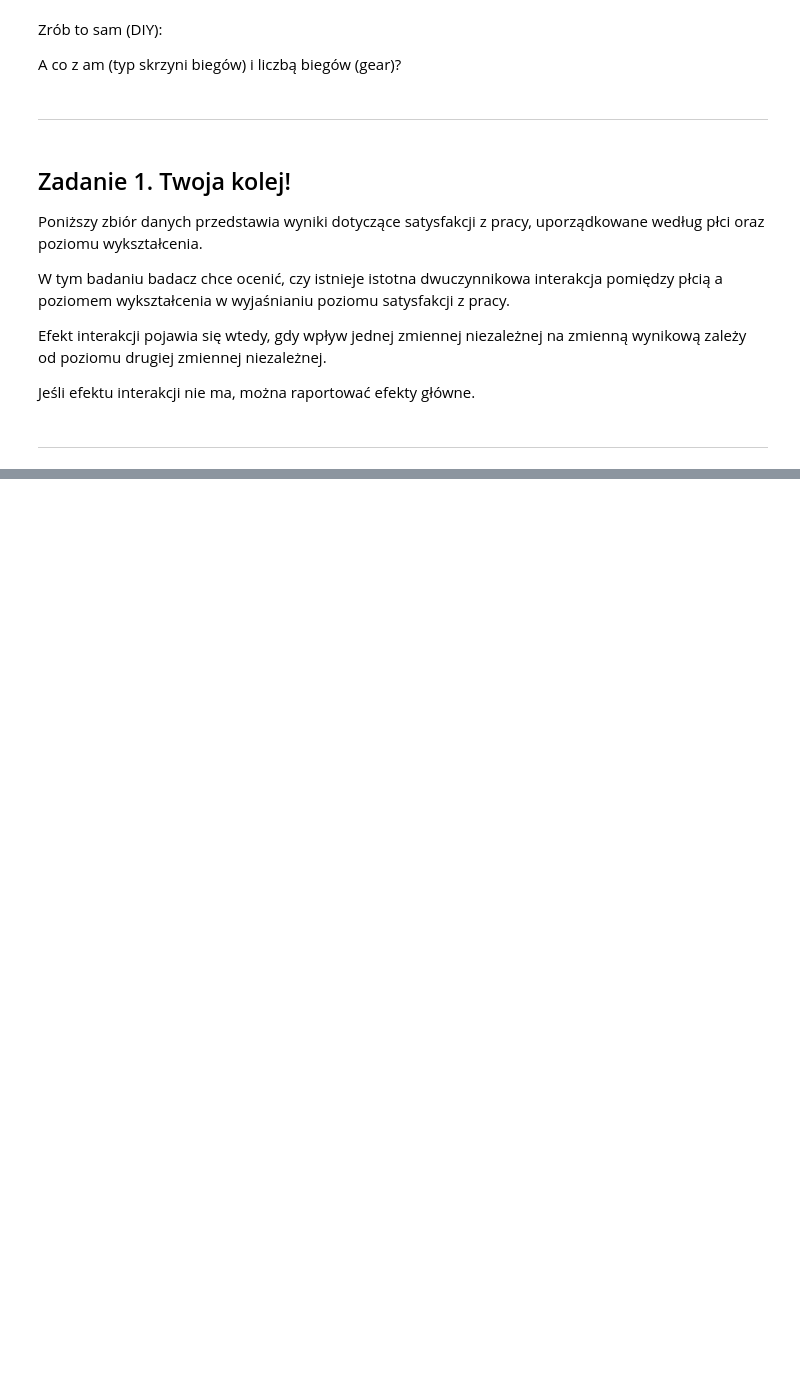
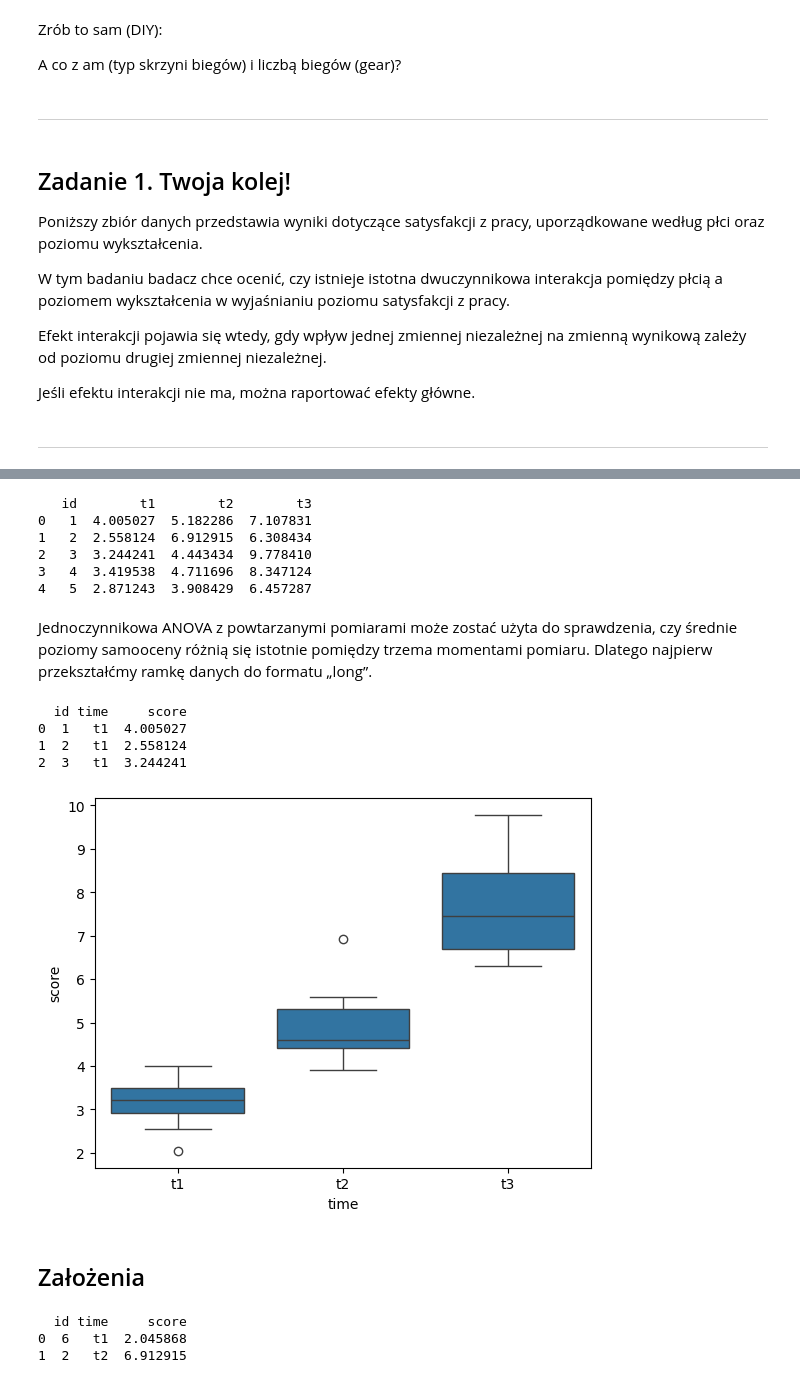
Before and after one commit to rk404/sadKF, a Jupyter notebook: 14-Anova.ipynb, the cells around one changed output, grey strips where cells are left out. Cells and saved outputs as stored; diff of their text form; code cells hidden in the pictures; blank space fills up the shorter version.

Commit message:
anova

```diff
--- a/14-Anova.ipynb
+++ b/14-Anova.ipynb
@@ -319,0 +387,72 @@ jobsatisfaction = pd.read_csv(url)
+# %%
+import pandas as pd
+
+# Adres URL do pliku CSV
+url = "https://github.com/kflisikowski/ds/raw/master/selfesteem.csv"
+
+# Wczytanie danych do DataFrame
+selfesteem = pd.read_csv(url)
+
+# Wyświetlenie pierwszych kilku wierszy danych
+print(selfesteem.head())
+# %% [output]
+   id        t1        t2        t3
+0   1  4.005027  5.182286  7.107831
+1   2  2.558124  6.912915  6.308434
+2   3  3.244241  4.443434  9.778410
+3   4  3.419538  4.711696  8.347124
+4   5  2.871243  3.908429  6.457287
+# %% [markdown]
+Jednoczynnikowa ANOVA z powtarzanymi pomiarami może zostać użyta do sprawdzenia, czy średnie poziomy samooceny różnią się istotnie pomiędzy trzema momentami pomiaru. Dlatego najpierw przekształćmy ramkę danych do formatu „long”.
+# %%
+# Przekształcenie danych do formatu long
+selfesteem = selfesteem.melt(id_vars=['id'], value_vars=['t1', 't2', 't3'],
+                             var_name='time', value_name='score')
+
+# Konwersja kolumn 'id' oraz 'time' na typ kategoryczny
+selfesteem['id'] = selfesteem['id'].astype('category')
+selfesteem['time'] = selfesteem['time'].astype('category')
+
+# Wyświetlenie pierwszych 3 wierszy przekształconych danych
+print(selfesteem.head(3))
+# %% [output]
+  id time     score
+0  1   t1  4.005027
+1  2   t1  2.558124
+2  3   t1  3.244241
+# %%
+import seaborn as sns
+import matplotlib.pyplot as plt
+
+# Tworzenie wykresu pudełkowego
+bxp = sns.boxplot(x='time', y='score', data=selfesteem)
+
+# Wyświetlenie wykresu
+plt.show()
+# %% [output]
+[figure, added]
+# %% [markdown]
+## Założenia
+# %%
+def identify_outliers(group):
+    Q1 = group['score'].quantile(0.25)
+    Q3 = group['score'].quantile(0.75)
+    IQR = Q3 - Q1
+    outliers = (group['score'] < (Q1 - 1.5 * IQR)) | (group['score'] > (Q3 + 1.5 * IQR))
+
+    # kolumna 'time' została usunięta przez include_groups=False → dodajemy ją z nazwy grupy:
+    result = group.loc[outliers].copy()
+    result['time'] = group.name
+    return result[['id', 'time', 'score']]
+
+outliers = (
+    selfesteem.groupby('time', observed=True)
+              .apply(identify_outliers, include_groups=False)
+              .reset_index(drop=True)
+)
+
+print(outliers)
+# %% [output]
+  id time     score
+0  6   t1  2.045868
+1  2   t2  6.912915
```
Also changed, not shown: parts of 19 cells of this notebook.
